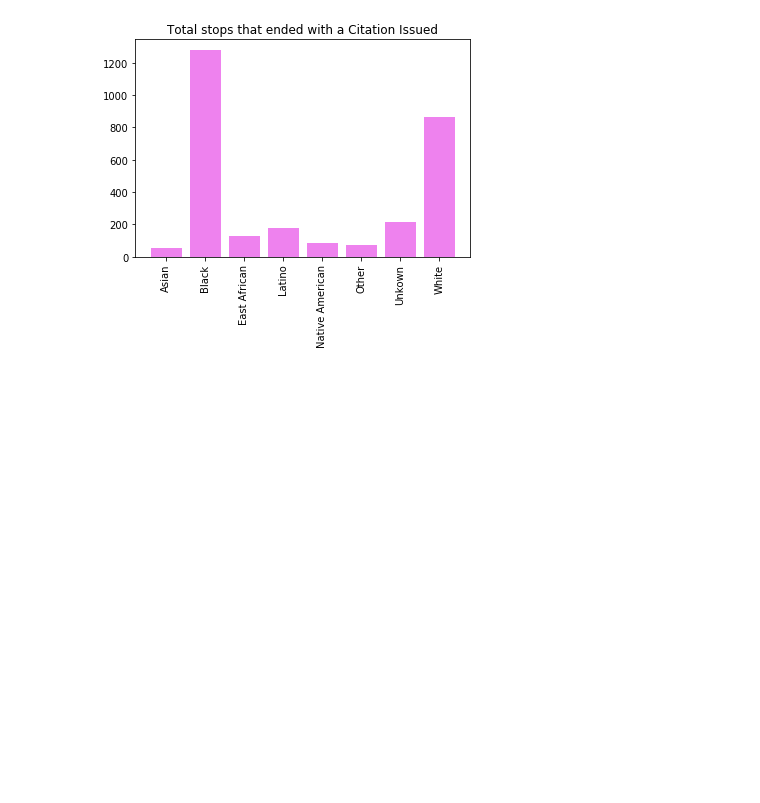
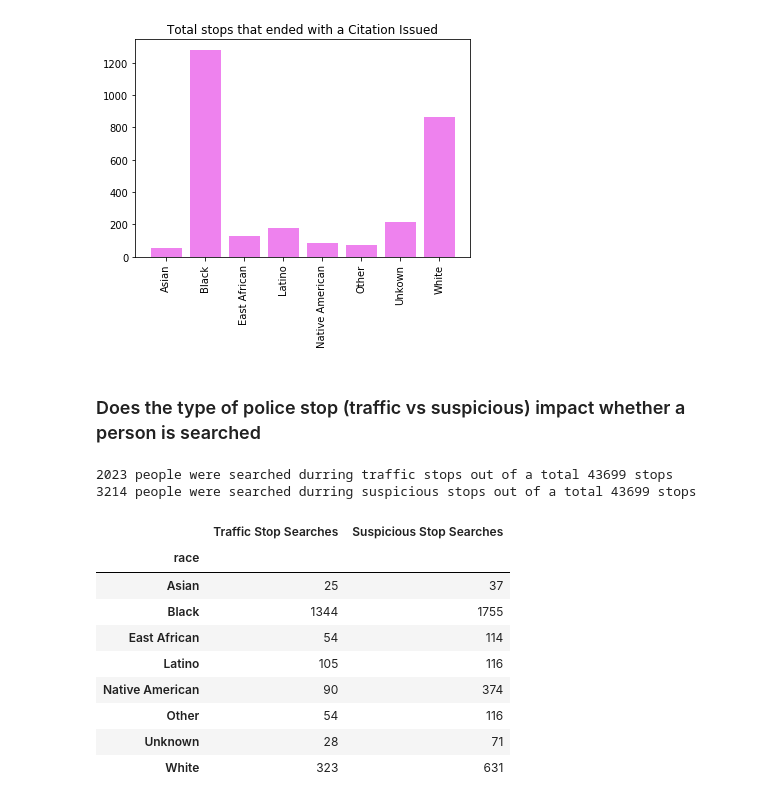
Before and after one commit to elu267/Project_GroupF, a Jupyter notebook: MN_Stop_Data.ipynb, the cells around one changed output. Cells and saved outputs as stored; diff of their text form; code cells hidden in the pictures; blank space fills up the shorter version.

```diff
--- a/MN_Stop_Data.ipynb
+++ b/MN_Stop_Data.ipynb
@@ -620,3 +621,41 @@ plt.show()
 fig10.savefig('citations_without_vechicle_search.png')
 # %% [output]
 [figure]
+# %% [markdown]
+### Does the type of police stop (traffic vs suspicious) impact whether a person is searched
+# %%
+#traffic stop and search
+
+#total stops
+total_stops = cleanDF['problem'].count()
+
+traffic = cleanDF.loc[(cleanDF['problem'] == 'traffic') & (cleanDF['personSearch'] == 'YES')]
+traffic_count = pd.DataFrame(traffic.groupby(['race'])['personSearch'].count())
+people_searched_traffic_stop = traffic_count['personSearch'].sum()
+
+#suspicious stops and search count
+suspicious = cleanDF.loc[(cleanDF['problem'] == 'suspicious') & (cleanDF['personSearch'] == 'YES')]
+suspicious_count = pd.DataFrame(suspicious.groupby(['race'])['personSearch'].count())
+suspicious_searched_traffic_stop = suspicious_count['personSearch'].sum()
+
+
+print(f'{people_searched_traffic_stop} people were searched durring traffic stops out of a total {total_stops} stops')
+print(f'{suspicious_searched_traffic_stop} people were searched durring suspicious stops out of a total {total_stops} stops')
+# %% [output]
+2023 people were searched durring traffic stops out of a total 43699 stops
+3214 people were searched durring suspicious stops out of a total 43699 stops
+# %%
+traffic_suspicious = pd.concat([traffic_count,suspicious_count] ,axis=1)
+traffic_suspicious.columns = ['Traffic Stop Searches','Suspicious Stop Searches']
+traffic_suspicious
+# %% [output]
+|  | Traffic Stop Searches | Suspicious Stop Searches |
+| race |  |  |
+| Asian | 25 | 37 |
+| Black | 1344 | 1755 |
+| East African | 54 | 114 |
+| Latino | 105 | 116 |
+| Native American | 90 | 374 |
+| Other | 54 | 116 |
+| Unknown | 28 | 71 |
+| White | 323 | 631 |
```
Also changed, not shown: parts of 2 cells of this notebook, 1 other file.
